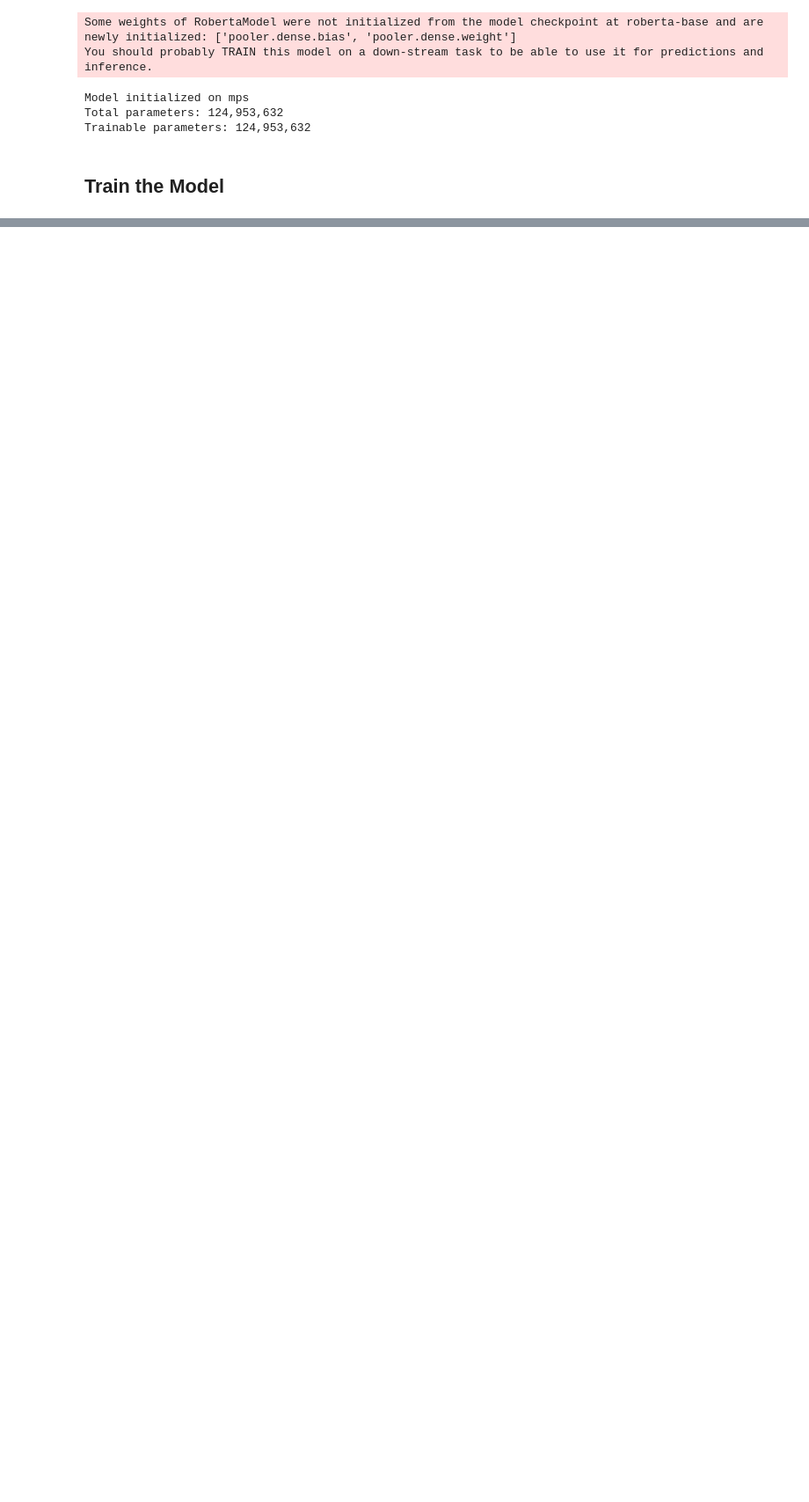
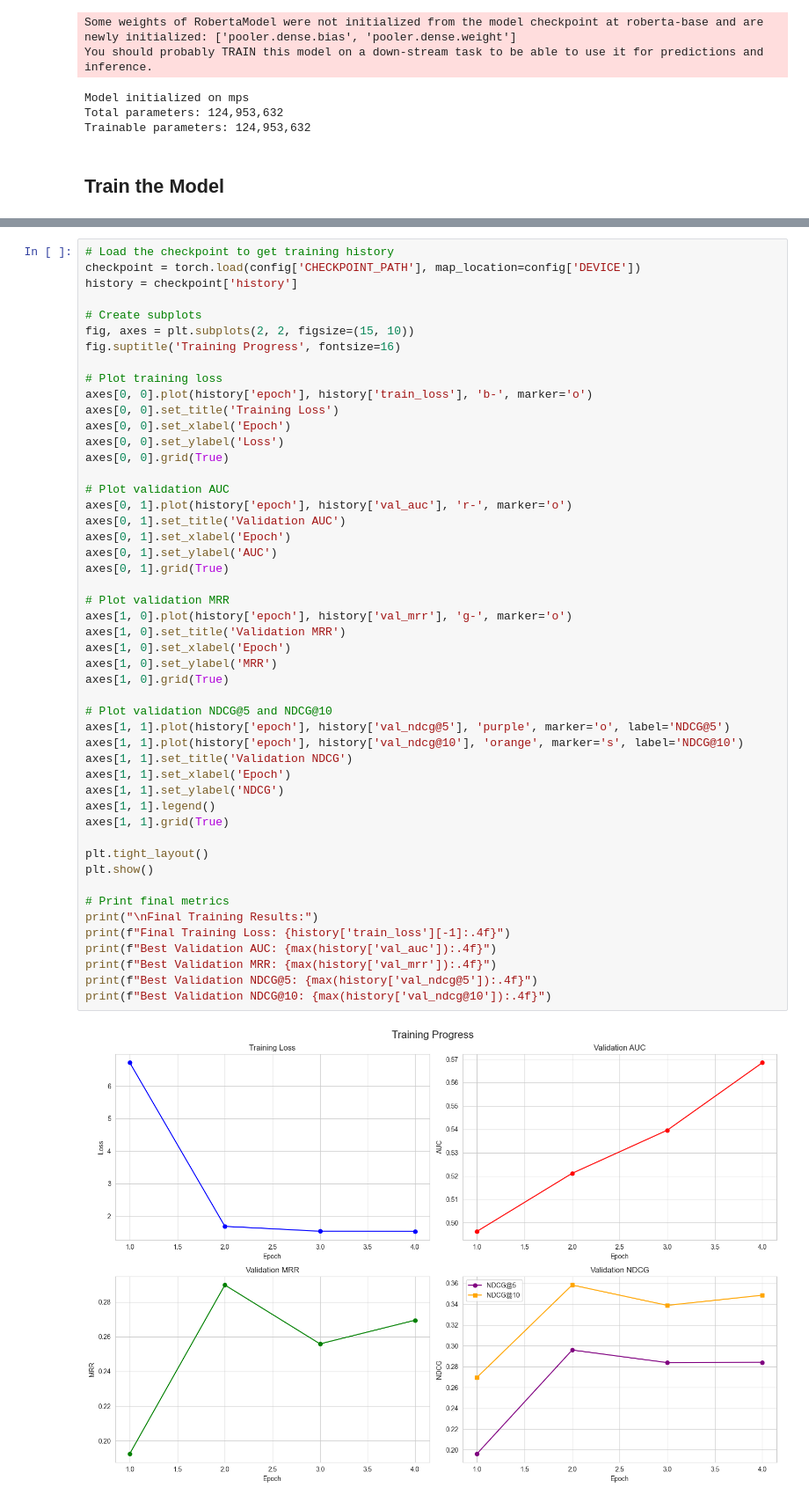
Before and after one commit to MrBigHead2004/mind-news-recommendation, a Jupyter notebook: mind_news_rec.ipynb, the cells around one changed output, grey strips where cells are left out. Shown at 88% size. Drawn from its saved outputs; the diff is of its cells as text; blank space fills up the shorter version.

```diff
--- a/mind_news_rec.ipynb
+++ b/mind_news_rec.ipynb
@@ -278,0 +271,51 @@ Final Training Loss: 1.6075
+# %%
+# Load the checkpoint to get training history
+checkpoint = torch.load(config['CHECKPOINT_PATH'], map_location=config['DEVICE'])
+history = checkpoint['history']
+
+# Create subplots
+fig, axes = plt.subplots(2, 2, figsize=(15, 10))
+fig.suptitle('Training Progress', fontsize=16)
+
+# Plot training loss
+axes[0, 0].plot(history['epoch'], history['train_loss'], 'b-', marker='o')
+axes[0, 0].set_title('Training Loss')
+axes[0, 0].set_xlabel('Epoch')
+axes[0, 0].set_ylabel('Loss')
+axes[0, 0].grid(True)
+
+# Plot validation AUC
+axes[0, 1].plot(history['epoch'], history['val_auc'], 'r-', marker='o')
+axes[0, 1].set_title('Validation AUC')
+axes[0, 1].set_xlabel('Epoch')
+axes[0, 1].set_ylabel('AUC')
+axes[0, 1].grid(True)
+
+# Plot validation MRR
+axes[1, 0].plot(history['epoch'], history['val_mrr'], 'g-', marker='o')
+axes[1, 0].set_title('Validation MRR')
+axes[1, 0].set_xlabel('Epoch')
+axes[1, 0].set_ylabel('MRR')
+axes[1, 0].grid(True)
+
+# Plot validation NDCG@5 and NDCG@10
+axes[1, 1].plot(history['epoch'], history['val_ndcg@5'], 'purple', marker='o', label='NDCG@5')
+axes[1, 1].plot(history['epoch'], history['val_ndcg@10'], 'orange', marker='s', label='NDCG@10')
+axes[1, 1].set_title('Validation NDCG')
+axes[1, 1].set_xlabel('Epoch')
+axes[1, 1].set_ylabel('NDCG')
+axes[1, 1].legend()
+axes[1, 1].grid(True)
+
+plt.tight_layout()
+plt.show()
+
+# Print final metrics
+print("\nFinal Training Results:")
+print(f"Final Training Loss: {history['train_loss'][-1]:.4f}")
+print(f"Best Validation AUC: {max(history['val_auc']):.4f}")
+print(f"Best Validation MRR: {max(history['val_mrr']):.4f}")
+print(f"Best Validation NDCG@5: {max(history['val_ndcg@5']):.4f}")
+print(f"Best Validation NDCG@10: {max(history['val_ndcg@10']):.4f}")
+# %% [output]
+[figure, added]
```
Also changed, not shown: parts of 6 cells of this notebook, 4 other files.
